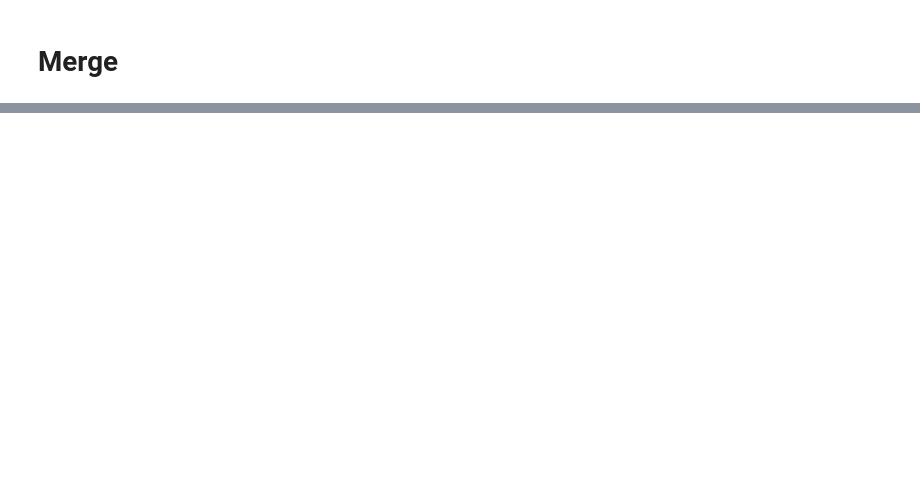
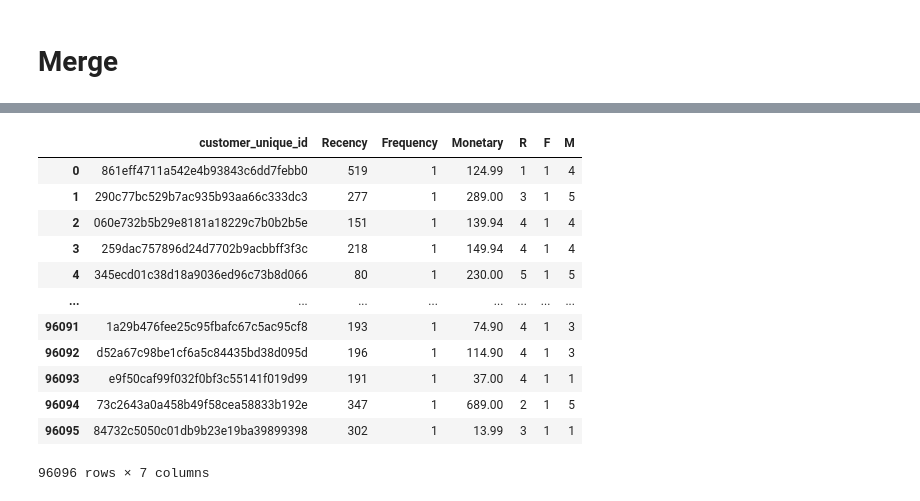
Before and after one commit to fadilrisdian/perqara-assesment, a Jupyter notebook: main.ipynb, the cells around one changed output, grey strips where cells are left out. Cells and saved outputs as stored; diff of their text form; code cells hidden in the pictures; blank space fills up the shorter version.

```diff
--- a/main.ipynb
+++ b/main.ipynb
@@ -351,0 +279,26 @@ plt.show()
+# %%
+#using percentiles
+r_labels = range(5, 0, -1)
+m_labels = range(1, 6)
+r_groups = pd.qcut(df_rfm['Recency'], q=5, labels=r_labels)
+m_groups = pd.qcut(df_rfm['Monetary'], q=5, labels=m_labels)
+
+#using rule=based
+f_groups = df_rfm['Frequency'].apply(lambda x: segmen_freq(x)).astype('category')
+# %%
+df_rfm_score = df_rfm.assign(R=r_groups.values, F=f_groups.values, M=m_groups.values)
+df_rfm_score
+# %% [output]
+|  | customer_unique_id | Recency | Frequency | Monetary | R | F | M |
+| 0 | 861eff4711a542e4b93843c6dd7febb0 | 519 | 1 | 124.99 | 1 | 1 | 4 |
+| 1 | 290c77bc529b7ac935b93aa66c333dc3 | 277 | 1 | 289.00 | 3 | 1 | 5 |
+| 2 | 060e732b5b29e8181a18229c7b0b2b5e | 151 | 1 | 139.94 | 4 | 1 | 4 |
+| 3 | 259dac757896d24d7702b9acbbff3f3c | 218 | 1 | 149.94 | 4 | 1 | 4 |
+| 4 | 345ecd01c38d18a9036ed96c73b8d066 | 80 | 1 | 230.00 | 5 | 1 | 5 |
+| ... | ... | ... | ... | ... | ... | ... | ... |
+| 96091 | 1a29b476fee25c95fbafc67c5ac95cf8 | 193 | 1 | 74.90 | 4 | 1 | 3 |
+| 96092 | d52a67c98be1cf6a5c84435bd38d095d | 196 | 1 | 114.90 | 4 | 1 | 3 |
+| 96093 | e9f50caf99f032f0bf3c55141f019d99 | 191 | 1 | 37.00 | 4 | 1 | 1 |
+| 96094 | 73c2643a0a458b49f58cea58833b192e | 347 | 1 | 689.00 | 2 | 1 | 5 |
+| 96095 | 84732c5050c01db9b23e19ba39899398 | 302 | 1 | 13.99 | 3 | 1 | 1 |
+96096 rows × 7 columns
```
Also changed, not shown: parts of 94 cells of this notebook.
